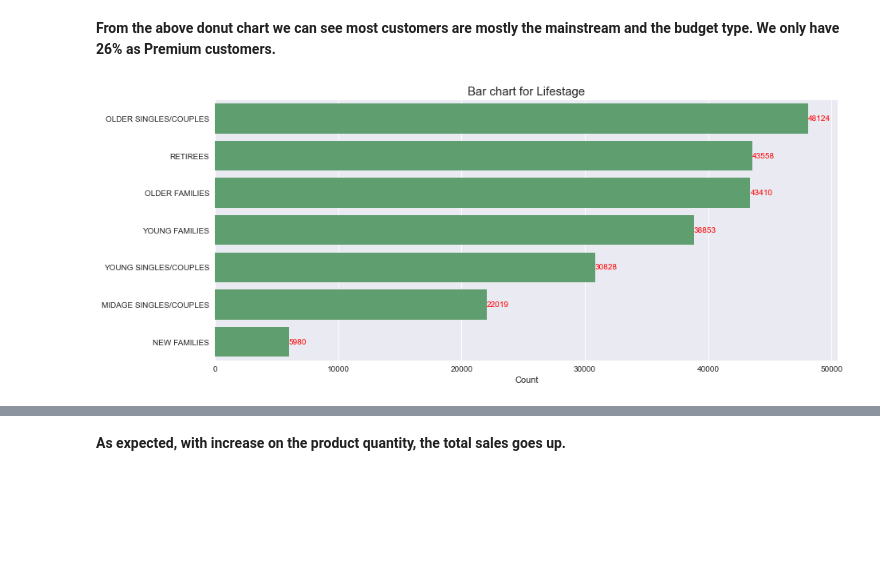
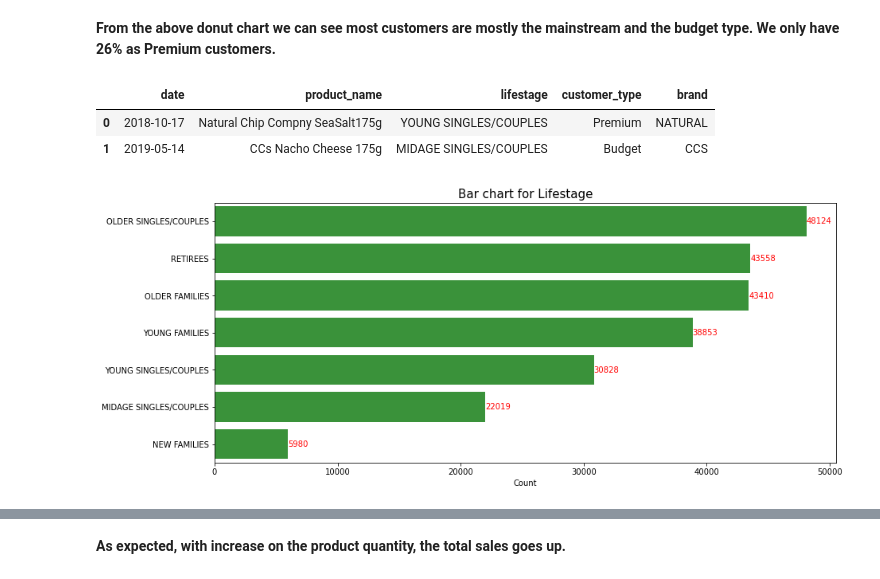
Before and after one commit to CHRISTOROMO/Quantium-retail-analytics, a Jupyter notebook: notebook.ipynb, the cells around one changed output, grey strips where cells are left out. Cells and saved outputs as stored; diff of their text form; code cells hidden in the pictures; blank space fills up the shorter version.

Commit message:
further cleaning and feature creation

```diff
--- a/notebook.ipynb
+++ b/notebook.ipynb
@@ -404,25 +458,35 @@ plt.show()
 # %% [markdown]
 **From the above donut chart we can see most customers are mostly the mainstream and the budget type. We only have 26% as Premium customers.**
+# %%
+# Selecting non-numrical Columns
+
+str_cols = df_clean.select_dtypes(include='object')
+# %%
+str_cols.head(2)
+# %% [output]
+|  | date | product_name | lifestage | customer_type | brand |
+| 0 | 2018-10-17 | Natural Chip Compny SeaSalt175g | YOUNG SINGLES/COUPLES | Premium | NATURAL |
+| 1 | 2019-05-14 | CCs Nacho Cheese 175g | MIDAGE SINGLES/COUPLES | Budget | CCS |
 # %%
 # Bar chart to show the lifestage
 
-order = categorical['lifestage'].value_counts().index
-counts = categorical['lifestage'].value_counts().values
+order = str_cols['lifestage'].value_counts().index
+counts = str_cols['lifestage'].value_counts().values
 
 plt.figure(figsize=[14, 6])
-sns.countplot(data=categorical, y='lifestage', color=sns.color_palette()[1], order=order)
+sns.countplot(data=str_cols, y='lifestage', color=sns.color_palette()[2], order=order)
 
 plt.title('Bar chart for Lifestage',fontdict={'fontsize':15})
 plt.ylabel("")
 plt.xlabel("Count")
 
 # Add labels to the bars
 for i, count in enumerate(counts):
     plt.annotate(str(count), xy=(count + 5, i), va='center',color='red')
 
 plt.show()
 # %% [output]
-[figure, old version]
+[figure, new version]
 # %%
 # Selecting Numerical Columns
 
```
Also changed, not shown: parts of 26 cells of this notebook.
